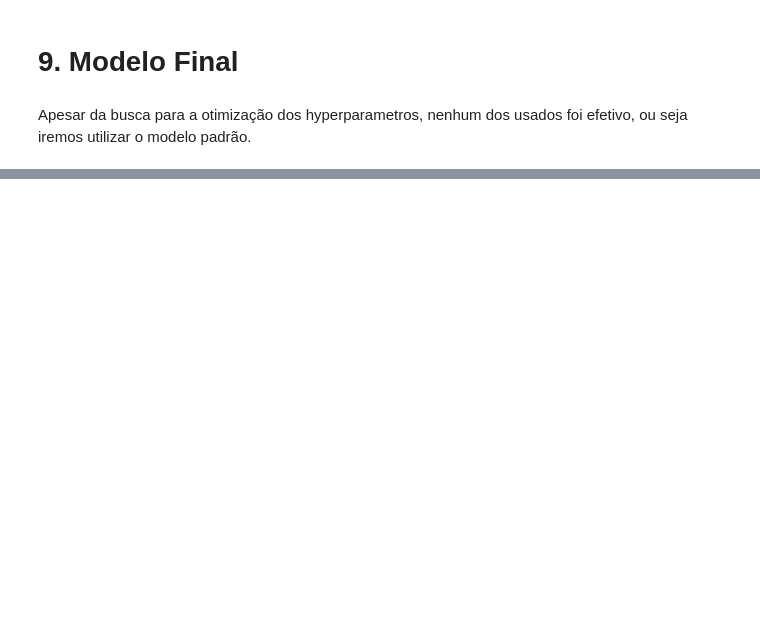
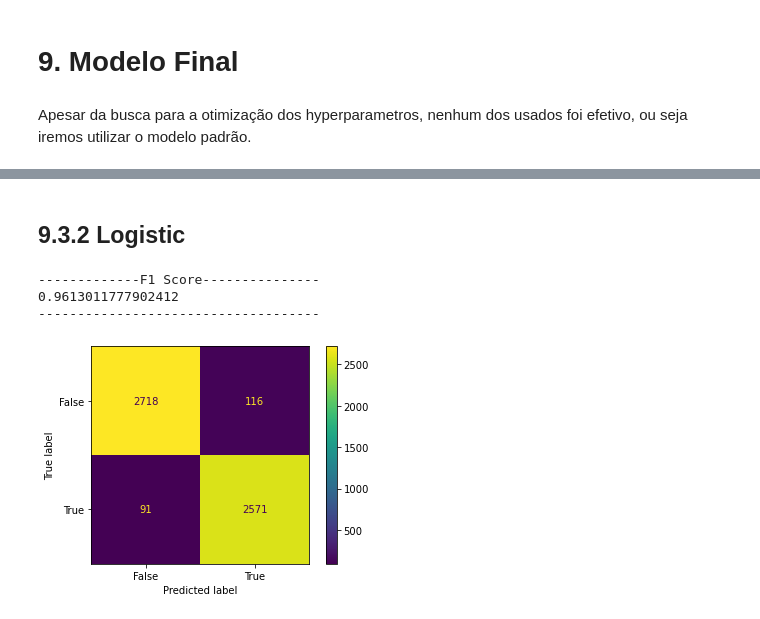
Before and after one commit to LucasPieroo/Pos-IFSP, a Jupyter notebook: proj_inter_2s_2022/codes/Interdisciplinar.ipynb, the cells around one changed output, grey strips where cells are left out. Cells and saved outputs as stored; diff of their text form; code cells hidden in the pictures; blank space fills up the shorter version.

```diff
--- a/proj_inter_2s_2022/codes/Interdisciplinar.ipynb
+++ b/proj_inter_2s_2022/codes/Interdisciplinar.ipynb
@@ -633,11 +593,0 @@ def otimizacao_parametros (alfa , inter, comp,fit,norma,verbose):
-# %%
-lista = []
-i = 1
-for inter in parameters['n_iter']:
-    print(i)
-    i+=1
-    for comp in parameters['compute_score']:
-        for fit in parameters['fit_intercept']:
-            for norma in parameters['normalize']:
-                for verbose in parameters['verbose']:
-                    lista.append(otimizacao_parametros (alfa , inter, comp,fit,norma,verbose))
@@ -661,0 +594,5 @@ Convergence after  10  iterations
+# %%
+X_train = preprocessed_pipeline_nova.fit_transform(base_train_final[relevantes_10+categorical_2])
+y_train =  base_train_final['Blue Team Victory'].copy()
+X_test = preprocessed_pipeline_nova.transform(base_test_final[relevantes_10+categorical_2])
+y_test =  base_test_final['Blue Team Victory'].copy()
@@ -673,0 +753,8 @@ base_train_target = base_train['Blue Team Victory'].copy()
+# %%
+modelo_1 = LogisticRegression()
+modelo_1.fit(X_train,y_train)
+preds_1 = modelo_1.predict_proba(X_test)
+new_preds = []
+for i in range(len(preds_1)):
+    new_preds.append(list(list(preds_1)[i])[1])
+predict_mine_1 = [1 if num > 0.44 else 0 for num in new_preds]
@@ -673,0 +811,18 @@ base_train_target = base_train['Blue Team Victory'].copy()
+# %% [markdown]
+## 9.3.2 Logistic
+# %%
+predicted = predict_mine_1
+print("-------------F1 Score---------------")
+print(f1_score(y_test, predicted, zero_division=1))
+print("------------------------------------")
+confusion_matrix = metrics.confusion_matrix(actual, predicted)
+
+cm_display = metrics.ConfusionMatrixDisplay(confusion_matrix = confusion_matrix, display_labels = [False, True])
+
+cm_display.plot()
+plt.show()
+# %% [output]
+-------------F1 Score---------------
+0.9613011777902412
+------------------------------------
+[figure, added]
```
Also changed, not shown: parts of 122 cells of this notebook.
